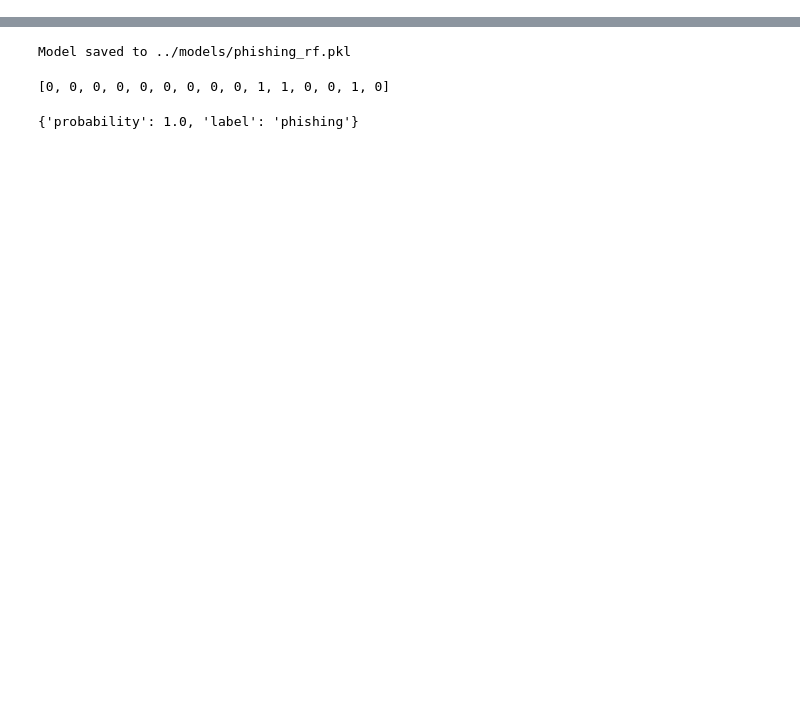
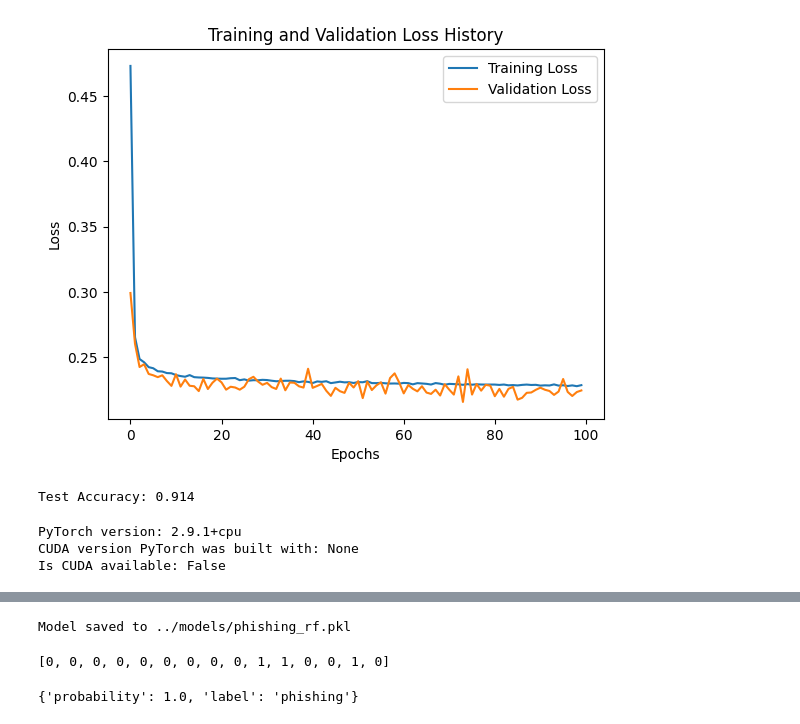
Before and after one commit to Lyhour7777/Phishing-Detection-Using-ML, a Jupyter notebook: notebooks/train-model.ipynb, the cells around one changed output, grey strips where cells are left out. Drawn from its saved outputs; the diff is of its cells as text; code cells hidden in the pictures; blank space fills up the shorter version.

```diff
--- a/notebooks/train-model.ipynb
+++ b/notebooks/train-model.ipynb
@@ -42,3 +88,6 @@ X_train, X_test, y_train, y_test = train_test_split(
+# %%
+X_train, X_val, y_train, y_val = train_test_split(X, y, test_size=0.2, random_state=42, stratify=y)
+X_val, X_test, y_val, y_test = train_test_split(X_val, y_val, test_size=0.5, random_state=42, stratify=y_val)
 # %%
 from sklearn.ensemble import RandomForestClassifier
 
@@ -85,0 +199,25 @@ weighted avg       0.92      0.90      0.90        10
+# %%
+import torch.nn as nn
+
+class PhishingNet(nn.Module):
+    def __init__(self, input_size):
+        super().__init__()
+        self.fc1 = nn.Linear(input_size, 32)
+        # self.drop1 = nn.Dropout(0.3)
+        self.fc2 = nn.Linear(32, 16)
+        # self.drop2 = nn.Dropout(0.3)
+        self.fc3 = nn.Linear(16, 1)
+        self.relu = nn.ReLU()
+
+    def forward(self, x):
+        x = self.relu(self.fc1(x))
+        # x = self.drop1(x)
+        x = self.relu(self.fc2(x))
+        # x = self.drop2(x)
+        x = self.fc3(x)
+        return x
+# %%
+model = PhishingNet(input_size=X_train.shape[1])
+
+criterion = nn.BCEWithLogitsLoss()
+optimizer = torch.optim.Adam(model.parameters(), lr=0.001, weight_decay=1e-4)
@@ -85,0 +271,45 @@ weighted avg       0.92      0.90      0.90        10
+# %%
+import matplotlib.pyplot as plt
+
+plt.plot(train_loss_his, label='Training Loss')
+plt.plot(val_loss_his, label='Validation Loss')
+plt.xlabel('Epochs')
+plt.ylabel('Loss')
+plt.title('Training and Validation Loss History')
+
+plt.legend()
+plt.show()
+# %% [output]
+[figure, added]
+# %%
+model.eval()
+correct = 0
+total = 0
+test_loss = 0
+
+with torch.no_grad():
+    for xb, yb in test_loader:
+        outputs = model(xb)
+        loss = criterion(outputs, yb)
+        test_loss += loss.item()
+
+        probs = torch.sigmoid(outputs)
+        predicted = (probs > 0.5).float()
+
+        correct += (predicted == yb).sum().item()
+        total += yb.size(0)
+
+accuracy = correct / total
+
+print("Test Accuracy:", accuracy)
+# %% [output]
+Test Accuracy: 0.914
+# %%
+import torch
+print(f"PyTorch version: {torch.__version__}")
+print(f"CUDA version PyTorch was built with: {torch.version.cuda}")
+print(f"Is CUDA available: {torch.cuda.is_available()}")
+# %% [output]
+PyTorch version: 2.9.1+cpu
+CUDA version PyTorch was built with: None
+Is CUDA available: False
```
Also changed, not shown: parts of 22 cells of this notebook, 1 other file.
